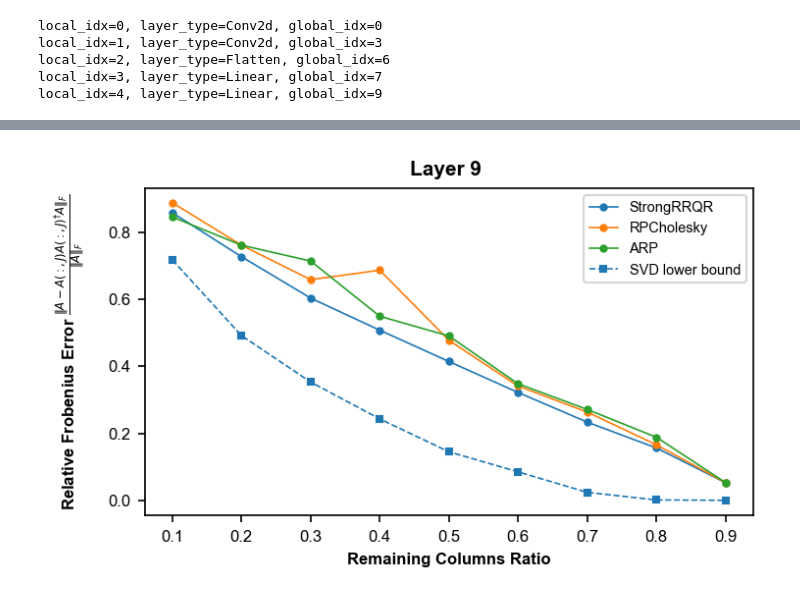
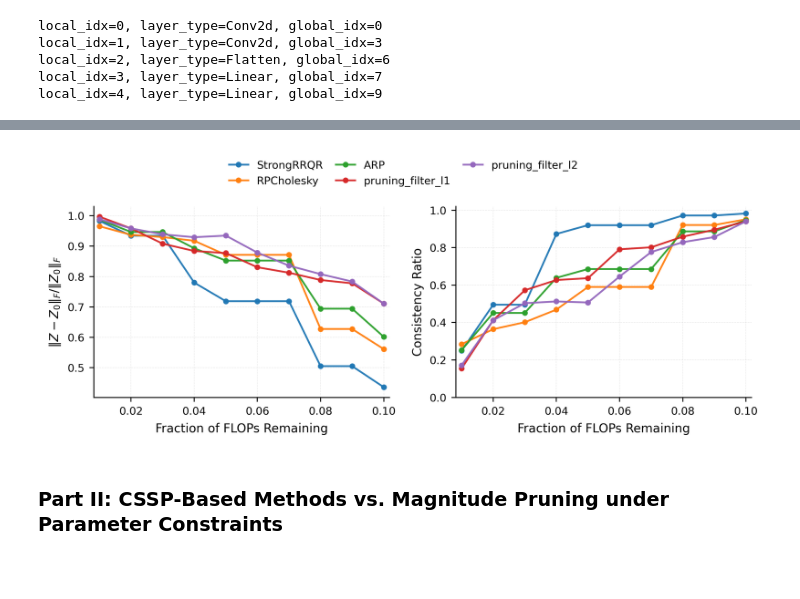
Before and after one commit to yuekai-yan/CSSP_Neural_Networks_Pruning, a Jupyter notebook: MNIST.ipynb, the cells around one changed output, grey strips where cells are left out. Cells and saved outputs as stored; diff of their text form; code cells hidden in the pictures; blank space fills up the shorter version.

```diff
--- a/MNIST.ipynb
+++ b/MNIST.ipynb
@@ -320,16 +278,15 @@ results = Plot.plot_argmax_consistency(activation_matrices)
-# %%
-keep_ratios = np.arange(0.1, 1.0, 0.1)
-
-relerr_results = compare_fixed_layer_relerr(model2, X, last_layer_idx, methods_CSSP, keep_ratios)
-
-svd_bound = compute_svd_lower_bound(A, keep_ratios)
-
-Plot.plot_fixed_layer_relerr(
-    relerr_results,
-    keep_ratios,
-    params[last_layer_idx]["layer_idx"],
-    svd_bound=svd_bound,
-    title=(f"Layer {params[last_layer_idx]['layer_idx']} ")
-)
-# %% [output]
-[figure, removed]
+# %%
+plot_relative_frobenius_and_consistency(
+    model2,
+    pruned_models_dict,
+    params,
+    X,
+    rho,
+    methods_flops,
+    4,
+    device
+)
+# %% [output]
+[figure, added]
+# %% [markdown]
+### Part II: CSSP-Based Methods vs. Magnitude Pruning under Parameter Constraints
```
Also changed, not shown: parts of 12 cells of this notebook.
